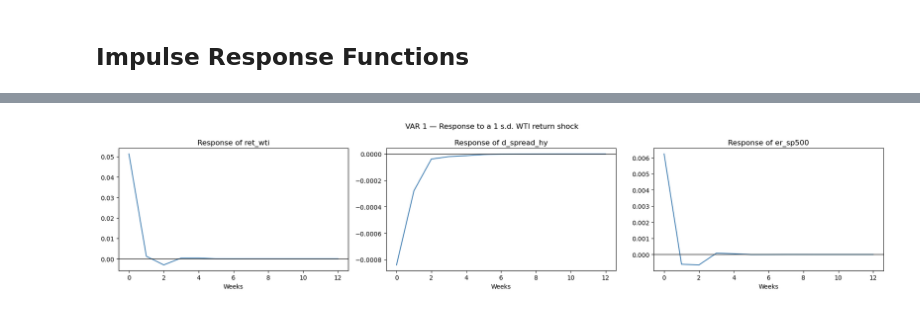
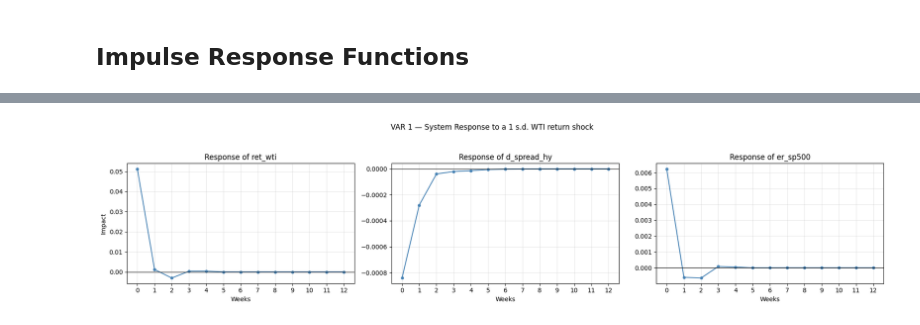
Before and after one commit to yvdri/emf-project-2026, a Jupyter notebook: notebooks/merged_notebook.ipynb, the cells around one changed output, grey strips where cells are left out. Drawn from its saved outputs; the diff is of its cells as text; code cells hidden in the pictures.

```diff
--- a/notebooks/merged_notebook.ipynb
+++ b/notebooks/merged_notebook.ipynb
@@ -570,58 +565,84 @@ variables_var2 = ["rv_wti",  "rv_hy",       "rv_sp500"]
 irf_var1_fitted = VAR(df[variables_var1]).fit(2)
 irf_var2_fitted = VAR(df[variables_var2]).fit(4)
 
-# VAR 1 — manually creating the impulse vector for the WTI shock
-P1             = np.linalg.cholesky(irf_var1_fitted.sigma_u)
-shock_vector   = np.array([1, 0, 0])   # shock on ret_wti only
-impulse_vector1 = P1 @ shock_vector
-print(f"VAR 1 — impulse vector (ret_wti shock): {impulse_vector1}")
-
-# VAR 2 — manually creating the impulse vector for the WTI variance shock
-P2             = np.linalg.cholesky(irf_var2_fitted.sigma_u)
-impulse_vector2 = P2 @ shock_vector
-print(f"VAR 2 — impulse vector (rv_wti shock):  {impulse_vector2}")
-
-def compute_orth_irf(lag_matrices, cholesky_P, n_periods):
+# ============================================================
+# Manual Orthogonalized Impulse Response Engine (13 Weeks)
+# ============================================================
+def compute_irfs_shock(lag_matrices, cholesky_P, shock_vector, n_periods):
     n_lags = len(lag_matrices)
     n_vars = lag_matrices.shape[1]
 
-    responses = np.zeros((n_periods + 1, n_vars, n_vars))
-    responses[0] = np.eye(n_vars)  # period 0: identity (no dynamics yet)
+    responses = np.zeros((n_periods + 1, n_vars))
 
+    # 1. Insert the instantaneous structural shock at Week 0
+    #    (This perfectly equals P @ [1, 0, 0])
+    responses[0] = cholesky_P @ shock_vector
+
+    # 2. Echo the shock forward!
     for period in range(1, n_periods + 1):
-        # at each week, sum contributions from all previous periods weighted by VAR lag matrices
         for lag in range(1, min(period, n_lags) + 1):
             responses[period] += lag_matrices[lag-1] @ responses[period - lag]
 
-    return np.array([responses[s] @ cholesky_P for s in range(n_periods + 1)])
+    # Returns exactly the 2D matrix (13 weeks x 3 variables)
+    return responses
 
-# roll the shock through 12 weeks
-manual1 = compute_orth_irf(irf_var1_fitted.coefs, P1, 12)
-manual2 = compute_orth_irf(irf_var2_fitted.coefs, P2, 12)
+
+# ------------------------------------------------------------
+# Execute Function for Both VARs
+# ------------------------------------------------------------
+oil_shock_vector = np.array([1, 0, 0])
+
+# VAR 1 (Returns)
+P1 = np.linalg.cholesky(irf_var1_fitted.sigma_u)
+manual1_shock_matrix = compute_irfs_shock(irf_var1_fitted.coefs, P1, oil_shock_vector, 12)
+print(f"VAR 1 — t=0 Impulse vector (from WTI return shock):    {np.round(manual1_shock_matrix[0], 6)}")
+
+# VAR 2 (Variances)
+P2 = np.linalg.cholesky(irf_var2_fitted.sigma_u)
+manual2_shock_matrix = compute_irfs_shock(irf_var2_fitted.coefs, P2, oil_shock_vector, 12)
+print(f"VAR 2 — t=0 Impulse vector (from WTI variance shock): {np.round(manual2_shock_matrix[0], 6)}")
+
+
+# ============================================================
+# Plotting the Graphs
+# ============================================================
 
 # ---- VAR 1 ----
-imp1 = variables_var1.index("ret_wti")
+fig, axes = plt.subplots(1, 3, figsize=(18, 4))
+for i, (ax, title) in enumerate(zip(axes, variables_var1)):
+    # Added markers (marker='o') to easily track weekly points
+    ax.plot(manual1_shock_matrix[:, i], color="steelblue", marker='o', markersize=4)
 
-fig, axes = plt.subplots(1, 3, figsize=(18, 4))
-for ax, resp, title in zip(axes, range(3), variables_var1):
-    ax.plot(manual1[:, resp, imp1], color="steelblue")
     ax.axhline(0, color="black", linewidth=0.8)
+
+    # Added gridlines (alpha=0.3) for easier reading
+    ax.grid(alpha=0.3)
+
+    # Force whole-week increments on the X-axis
+    ax.set_xticks(range(13))
+
     ax.set_title(f"Response of {title}")
     ax.set_xlabel("Weeks")
-fig.suptitle("VAR 1 — Response to a 1 s.d. WTI return shock")
+
+    # Put "Impact" label only on the far left graph
+    if i == 0:
+        ax.set_ylabel("Impact")
+fig.suptitle("VAR 1 — System Response to a 1 s.d. WTI return shock", y=1.05)
 plt.tight_layout()
 plt.show()
-
 # ---- VAR 2 ----
-imp2 = variables_var2.index("rv_wti")
-
 fig, axes = plt.subplots(1, 3, figsize=(18, 4))
-for ax, resp, title in zip(axes, range(3), variables_var2):
-    ax.plot(manual2[:, resp, imp2], color="steelblue")
+for i, (ax, title) in enumerate(zip(axes, variables_var2)):
+    ax.plot(manual2_shock_matrix[:, i], color="steelblue", marker='o', markersize=4)
     ax.axhline(0, color="black", linewidth=0.8)
+    ax.grid(alpha=0.3)
+    ax.set_xticks(range(13))
     ax.set_title(f"Response of {title}")
     ax.set_xlabel("Weeks")
-fig.suptitle("VAR 2 — Response to a 1 s.d. WTI variance shock")
+
+    if i == 0:
+        ax.set_ylabel("Impact")
+fig.suptitle("VAR 2 — System Response to a 1 s.d. WTI variance shock", y=1.05)
 plt.tight_layout()
 plt.show()
 # %% [output]
@@ -630 +651 @@ VAR 2 — impulse vector (rv_wti shock):  [2.52727627e-03 1.98358656e-06 1.57063
-[figure, old version]
+[figure, new version]
```
Also changed, not shown: parts of 10 cells of this notebook, 1 other file.
